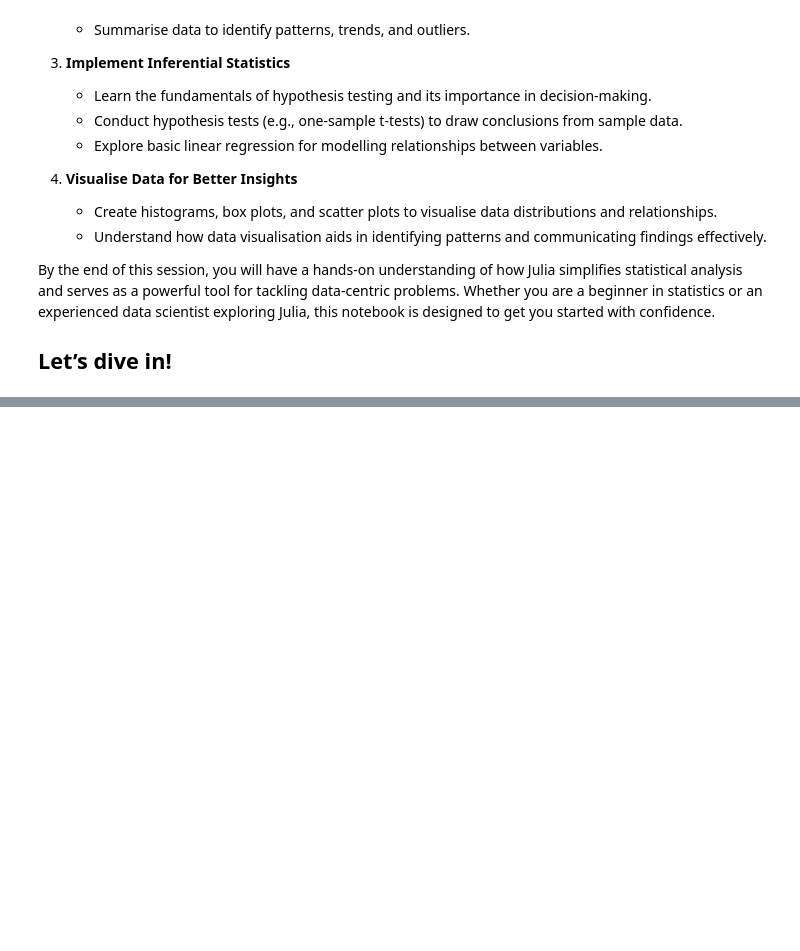
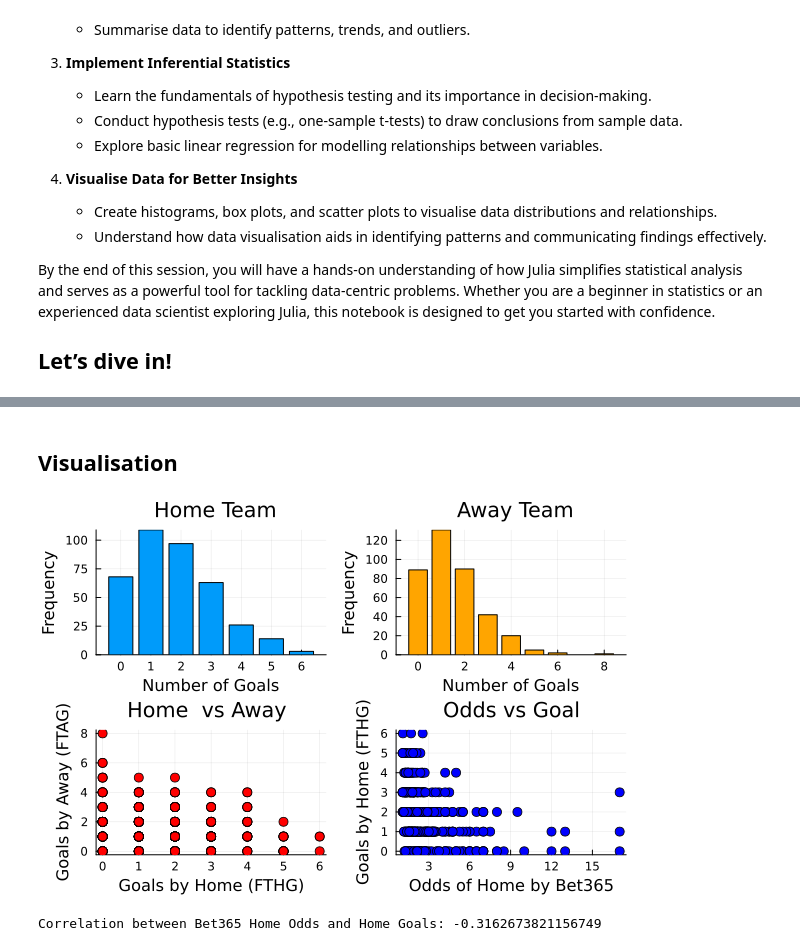
Before and after one commit to xKDR/Julia-Workshop, a Jupyter notebook: Statistics.ipynb, the cells around one changed output, grey strips where cells are left out. Saved outputs shown, nothing was run; the diff lists cells and outputs as text; code cells hidden in the pictures; blank space fills up the shorter version.

```diff
--- a/Statistics.ipynb
+++ b/Statistics.ipynb
@@ -190,0 +190,9 @@ LoadError: ArgumentError: Package Plots not found in current path.
+# %%
+# Define the URL of the CSV file
+url = "https://www.football-data.co.uk/mmz4281/2324/E0.csv"
+
+# Read the CSV file directly from the URL into a DataFrame
+df = CSV.read(download(url), DataFrame)
+
+# Display the first few rows of the DataFrame
+first(df, 5)
@@ -190,0 +465,6 @@ LoadError: ArgumentError: Package Plots not found in current path.
+# %%
+# Count frequencies for FTHG and FTAG
+fthg_counts = combine(groupby(DataFrame(value=df.FTHG), :value), nrow => :count)
+ftag_counts = combine(groupby(DataFrame(value=df.FTAG), :value), nrow => :count)
+println("Frequency Table of Goals scored by Home Team : ",fthg_counts)
+println("Frequency Table of Goals scored by Away Team : ",ftag_counts)
@@ -190,0 +489,41 @@ LoadError: ArgumentError: Package Plots not found in current path.
+# %% [markdown]
+## Visualisation
+# %%
+# Create side-by-side bar plots
+p1 = bar(fthg_counts.value, fthg_counts.count, title=" Home Team"
+            , xlabel="Number of Goals", ylabel="Frequency", legend=false)
+p2 = bar(ftag_counts.value, ftag_counts.count, title=" Away Team"
+             , xlabel="Number of Goals", ylabel="Frequency", legend=false
+             , colour = "orange")
+
+# Create a scatter plot
+p3 = scatter(
+        df.FTHG, df.FTAG,
+        title = "Home  vs Away ",
+        xlabel = "Goals by Home (FTHG)",
+        ylabel = "Goals by Away (FTAG)",
+        legend = false,
+        markersize = 5,
+        colour = "red"
+    )
+
+p4 = scatter(
+        df.B365H, df.FTHG,
+        title="Odds vs Goal",
+        xlabel="Odds of Home by Bet365",
+        ylabel="Goals by Home (FTHG)",
+        legend=false,
+        markersize=5,
+        color="blue"
+    )
+
+# Display the plots in a 2x2 layout
+plot(p1, p2, p3, p4, layout=(2, 2))
+# %% [output]
+[figure, added]
+# %%
+# Calculate the correlation between B365H and FTHG
+correlation_value = cor(df.B365H, df.FTHG)
+println("Correlation between Bet365 Home Odds and Home Goals: ", correlation_value)
+# %% [output]
+Correlation between Bet365 Home Odds and Home Goals: -0.3162673821156749
```
Also changed, not shown: parts of 31 cells of this notebook.
